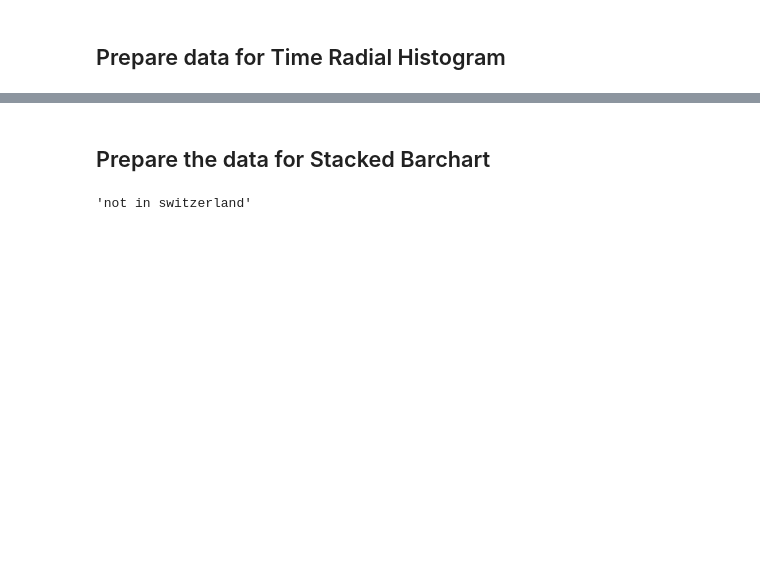
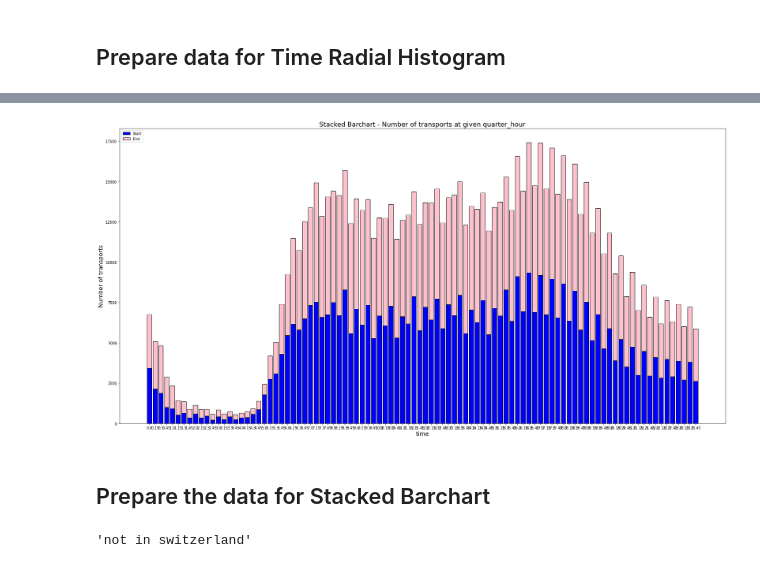
Before and after one commit to com-480-data-visualization/com-480-project-story-tellers, a Jupyter notebook: Data Processing.ipynb, the cells around one changed output, grey strips where cells are left out. Saved outputs shown, nothing was run; the diff lists cells and outputs as text; code cells hidden in the pictures; blank space fills up the shorter version.

Commit message:
changes in data processing

```diff
--- a/Data Processing.ipynb
+++ b/Data Processing.ipynb
@@ -155,0 +89,25 @@ plt.show()
+# %%
+def round_hour(hour, how_to = 'hourly'):
+    int_hour = int(hour)
+    mins = hour - int_hour
+    if how_to == 'hourly':
+        return int_hour
+    if how_to == 'half_hourly':
+        return round(int_hour + (0.3 if mins >= 0.3 else 0), 2)
+    if how_to == 'quarter_hourly':
+        return round(int_hour + (0.15 if mins >= 0.15 else 0) + (0.15 if mins >= 0.3 else 0)+ (0.15 if mins >= 0.45 else 0),2)
+# %%
+time_data['start_hourly'] = time_data.apply(lambda x: round_hour(x.route_start_time, 'hourly'), axis=1)
+time_data['start_half_hourly'] = time_data.apply(lambda x: round_hour(x.route_start_time, 'half_hourly'), axis=1)
+time_data['start_quarter_hourly'] = time_data.apply(lambda x: round_hour(x.route_start_time, 'quarter_hourly'), axis=1)
+
+time_data['end_hourly'] = time_data.apply(lambda x: round_hour(x.route_end_time, 'hourly'), axis=1)
+time_data['end_half_hourly'] = time_data.apply(lambda x: round_hour(x.route_end_time, 'half_hourly'), axis=1)
+time_data['end_quarter_hourly'] = time_data.apply(lambda x: round_hour(x.route_end_time, 'quarter_hourly'), axis=1)
+# %%
+def get_data(time_var = 'hourly'):
+    s = time_data.groupby(['start_{}'.format(time_var)]).size().reset_index(name = 'starting')
+    e = time_data.groupby(['end_{}'.format(time_var)]).size().reset_index(name = 'ending')
+    t_data = pd.merge(s, e, how='left', left_on= 'start_{}'.format(time_var), right_on = 'end_{}'.format(time_var))[['start_{}'.format(time_var), 'starting', 'ending']]
+    t_data.rename(columns={'start_{}'.format(time_var): 'time'}, inplace=True)
+    return t_data
@@ -156,2 +118,23 @@ plt.show()
+# %%
+t = get_data(time_var = 'quarter_hourly')
+# %%
+time=t.time.tolist()
+classs=['Start','End']
+pos = np.arange(t.shape[0])
+starting_number=t.starting.tolist()
+ending_number=t.ending.tolist()
+
+plt.rcParams["figure.figsize"] = (30,15)
+
+plt.bar(pos,starting_number,color='blue',edgecolor='black')
+plt.bar(pos,ending_number,color='pink',edgecolor='black',bottom=starting_number)
+plt.xticks(pos, time)
+plt.xlabel('time', fontsize=16)
+plt.ylabel('Number of transports', fontsize=16)
+plt.title('Stacked Barchart - Number of transports at given quarter_hour',fontsize=18)
+plt.legend(classs,loc=2)
+plt.show()
+# %% [output]
+[figure, added]
 # %% [markdown]
 ## Prepare the data for Stacked Barchart
```
Also changed, not shown: parts of 55 cells of this notebook.
